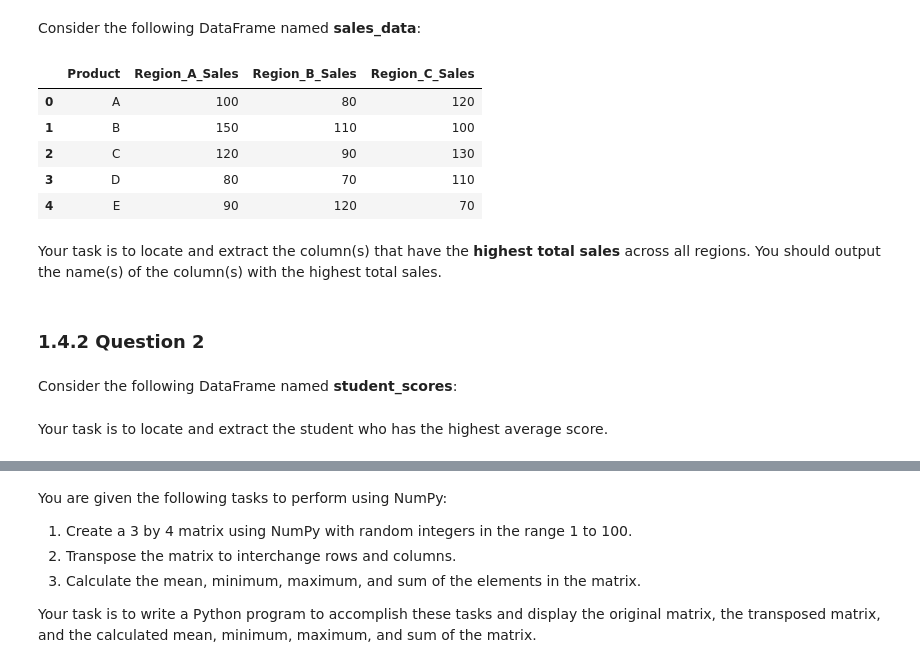
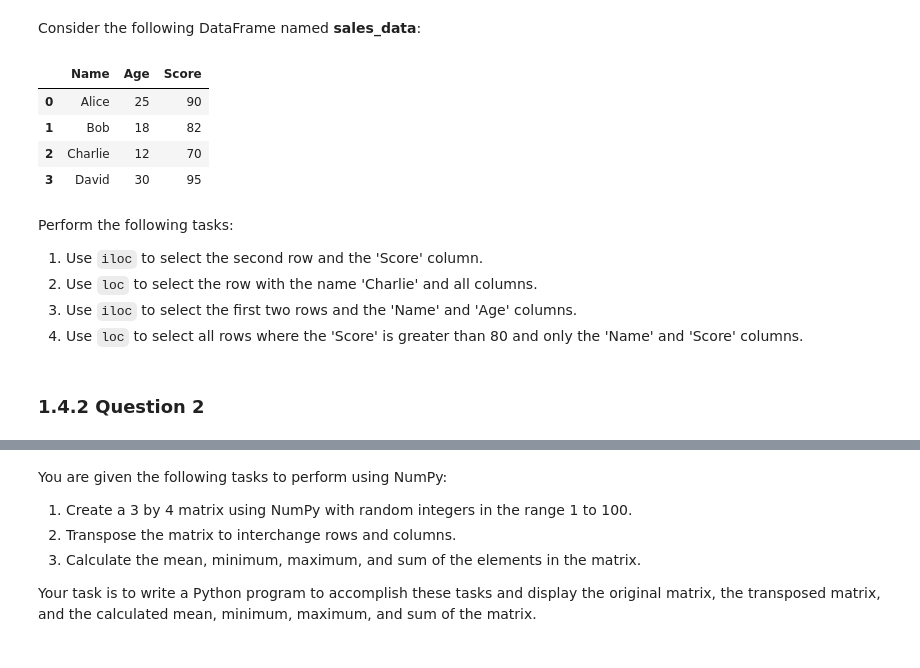
Before and after one commit to MLcmore2023/MLcmore2023, a Jupyter notebook: day1_am_morning/D1-M.ipynb, the cells around one changed output, grey strips where cells are left out. Cells and saved outputs as stored; diff of their text form; code cells hidden in the pictures.

```diff
--- a/day1_am_morning/D1-M.ipynb
+++ b/day1_am_morning/D1-M.ipynb
@@ -657,32 +652,27 @@ Name: 1, dtype: object
 ### 1.4.1 Question 1
 # %% [markdown]
 Consider the following DataFrame named **sales_data**:
-# %%
-import pandas as pd
-
-# Sample sales data in a dictionary format
-data = {
-    'Product': ['A', 'B', 'C', 'D', 'E'],
-    'Region_A_Sales': [100, 150, 120, 80, 90],
-    'Region_B_Sales': [80, 110, 90, 70, 120],
-    'Region_C_Sales': [120, 100, 130, 110, 70]
-}
-
-# Create a DataFrame from the sales data
-sales_data = pd.DataFrame(data)
-
-# Display the dataframe
-sales_data
-# %% [output]
-|  | Product | Region_A_Sales | Region_B_Sales | Region_C_Sales |
-| 0 | A | 100 | 80 | 120 |
-| 1 | B | 150 | 110 | 100 |
-| 2 | C | 120 | 90 | 130 |
-| 3 | D | 80 | 70 | 110 |
-| 4 | E | 90 | 120 | 70 |
-# %% [markdown]
-Your task is to locate and extract the column(s) that have the **highest total sales** across all regions. You should output the name(s) of the column(s) with the highest total sales.
+# %%
+import pandas as pd
+
+data = {'Name': ['Alice', 'Bob', 'Charlie', 'David'],
+        'Age': [25, 18, 12, 30],
+        'Score': [90, 82, 70, 95]}
+df = pd.DataFrame(data)
+
+df
+# %% [output]
+|  | Name | Age | Score |
+| 0 | Alice | 25 | 90 |
+| 1 | Bob | 18 | 82 |
+| 2 | Charlie | 12 | 70 |
+| 3 | David | 30 | 95 |
+# %% [markdown]
+Perform the following tasks:
+
+1. Use `iloc` to select the second row and the 'Score' column.
+2. Use `loc` to select the row with the name 'Charlie' and all columns.
+3. Use `iloc` to select the first two rows and the 'Name' and 'Age' columns.
+4. Use `loc` to select all rows where the 'Score' is greater than 80 and only the 'Name' and 'Score' columns.
 # %% [markdown]
 ### 1.4.2 Question 2
-# %% [markdown]
-Consider the following DataFrame named **student_scores**:
@@ -703,2 +678,0 @@ student_scores = pd.DataFrame(data)
-# %% [markdown]
-Your task is to locate and extract the student who has the highest average score.
```
Also changed, not shown: parts of 64 cells of this notebook, 1 other file.
